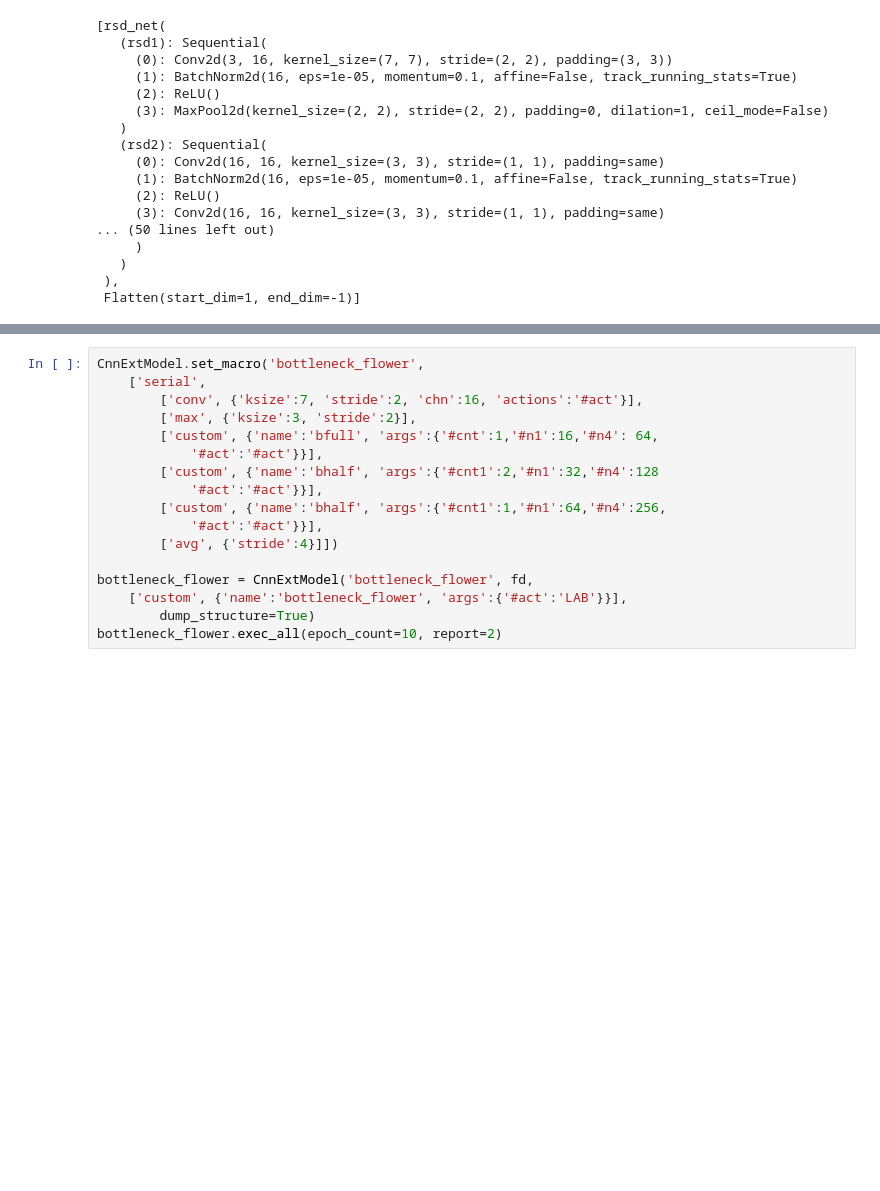
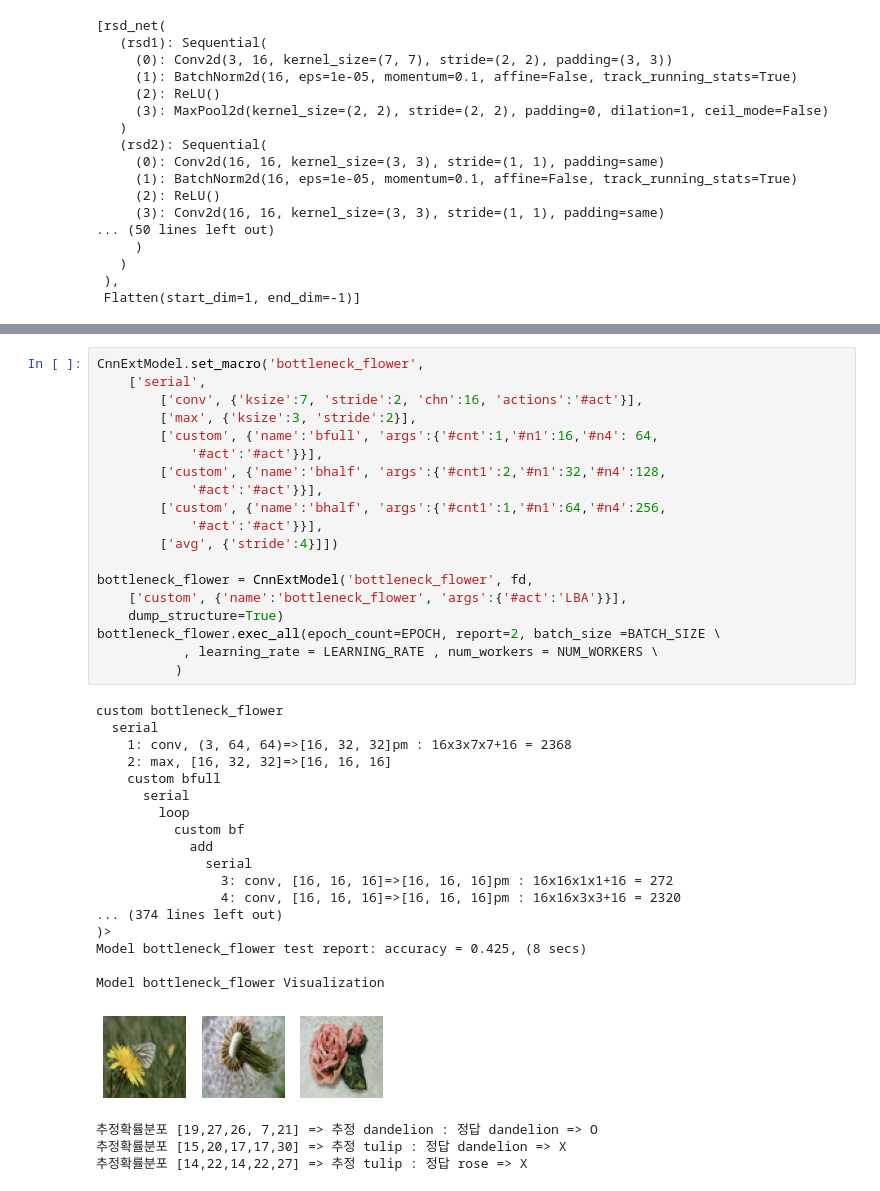
Before and after one commit to ohchangss/Torch_O, a Jupyter notebook: code/CNN/cnn_ext_model/cnn_resnet_test.ipynb, the cells around one changed output, grey strips where cells are left out. Cells and saved outputs as stored; diff of their text form; blank space fills up the shorter version.

```diff
--- a/code/CNN/cnn_ext_model/cnn_resnet_test.ipynb
+++ b/code/CNN/cnn_ext_model/cnn_resnet_test.ipynb
@@ -399,17 +403,41 @@ RuntimeError: Given groups=1, weight of size [16, 16, 3, 3], expected input[20,
 # %%
 CnnExtModel.set_macro('bottleneck_flower',
     ['serial',
         ['conv', {'ksize':7, 'stride':2, 'chn':16, 'actions':'#act'}],
         ['max', {'ksize':3, 'stride':2}],
         ['custom', {'name':'bfull', 'args':{'#cnt':1,'#n1':16,'#n4': 64,
             '#act':'#act'}}],
-        ['custom', {'name':'bhalf', 'args':{'#cnt1':2,'#n1':32,'#n4':128
+        ['custom', {'name':'bhalf', 'args':{'#cnt1':2,'#n1':32,'#n4':128,
             '#act':'#act'}}],
         ['custom', {'name':'bhalf', 'args':{'#cnt1':1,'#n1':64,'#n4':256,
             '#act':'#act'}}],
         ['avg', {'stride':4}]])
 
 bottleneck_flower = CnnExtModel('bottleneck_flower', fd,
-    ['custom', {'name':'bottleneck_flower', 'args':{'#act':'LAB'}}],
-        dump_structure=True)
-bottleneck_flower.exec_all(epoch_count=10, report=2)
+    ['custom', {'name':'bottleneck_flower', 'args':{'#act':'LBA'}}],
+    dump_structure=True)
+bottleneck_flower.exec_all(epoch_count=EPOCH, report=2, batch_size =BATCH_SIZE \
+           , learning_rate = LEARNING_RATE , num_workers = NUM_WORKERS \
+          )
+# %% [output]
+custom bottleneck_flower
+  serial
+    1: conv, (3, 64, 64)=>[16, 32, 32]pm : 16x3x7x7+16 = 2368
+    2: max, [16, 32, 32]=>[16, 16, 16]
+    custom bfull
+      serial
+        loop
+          custom bf
+            add
+              serial
+                3: conv, [16, 16, 16]=>[16, 16, 16]pm : 16x16x1x1+16 = 272
+                4: conv, [16, 16, 16]=>[16, 16, 16]pm : 16x16x3x3+16 = 2320
+... (374 lines left out)
+)>
+Model bottleneck_flower test report: accuracy = 0.425, (8 secs)
+
+Model bottleneck_flower Visualization
+[figure, added]
+추정확률분포 [19,27,26, 7,21] => 추정 dandelion : 정답 dandelion => O
+추정확률분포 [15,20,17,17,30] => 추정 tulip : 정답 dandelion => X
+추정확률분포 [14,22,14,22,27] => 추정 tulip : 정답 rose => X
```
Also changed, not shown: parts of 11 cells of this notebook.
